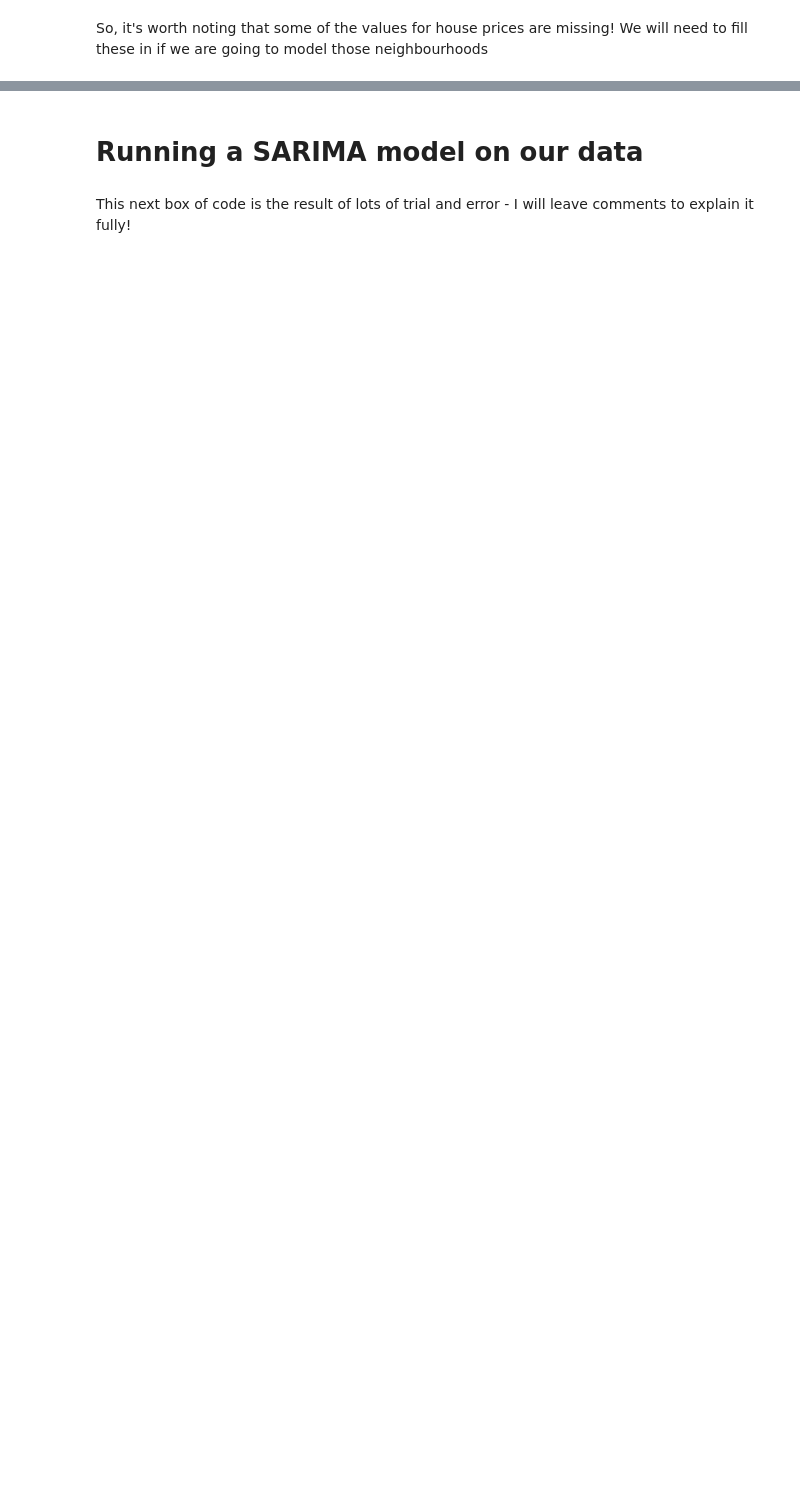
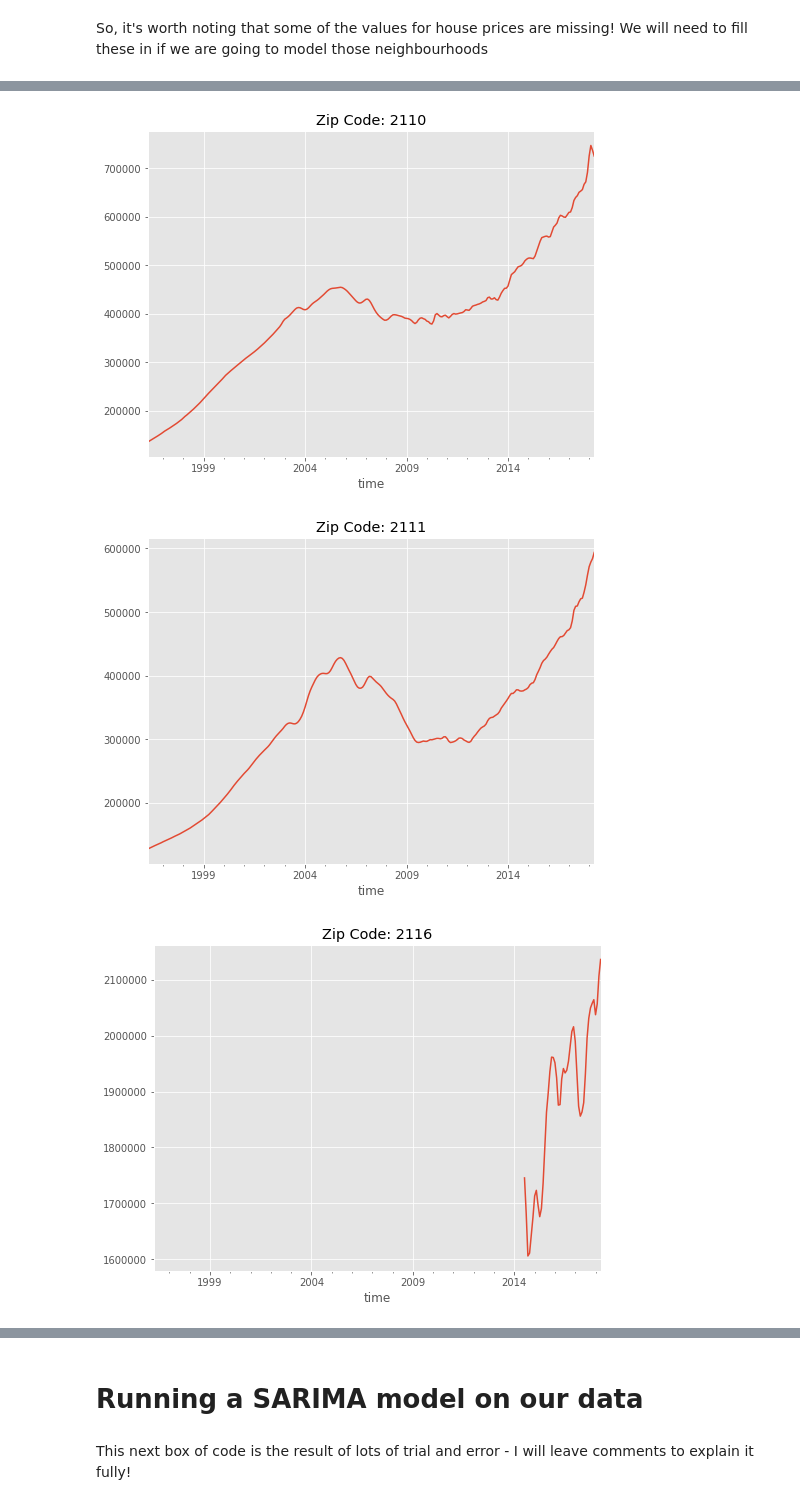
Before and after one commit to thomasribaroff/Mod4Project, a Jupyter notebook: Master.ipynb, the cells around one changed output, grey strips where cells are left out. Cells and saved outputs as stored; diff of their text form; code cells hidden in the pictures; blank space fills up the shorter version.

```diff
--- a/Master.ipynb
+++ b/Master.ipynb
@@ -100,0 +105,3 @@ sorted_long_df
+# %%
+df_boston = sorted_long_df[(sorted_long_df['State'] == 'MA') & (sorted_long_df['City'] == 'Boston')]
+len(df_boston)
@@ -150,0 +141,10 @@ If we encountered neighbourhood with lots of missing values, then we would remov
+# %%
+for zipcode in df_boston.RegionName.unique():
+    df_now = df_boston[df_boston['RegionName'] == zipcode]
+    df_now.set_index('time')['value'].plot(kind = 'line', figsize=(8,6))
+    plt.title("Zip Code: {}".format(zipcode))
+    plt.show()
+# %% [output]
+[figure, added]
+[figure, added]
+[figure, added]
```
Also changed, not shown: parts of 34 cells of this notebook, 1 other file.
